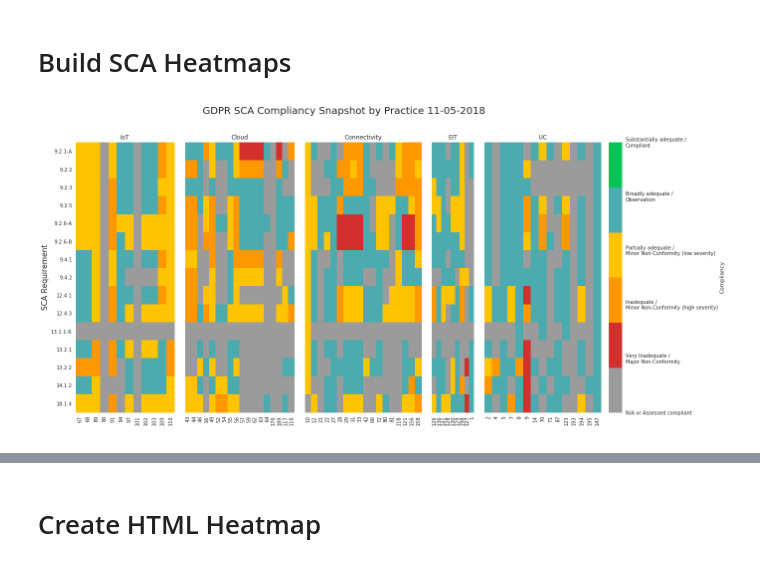
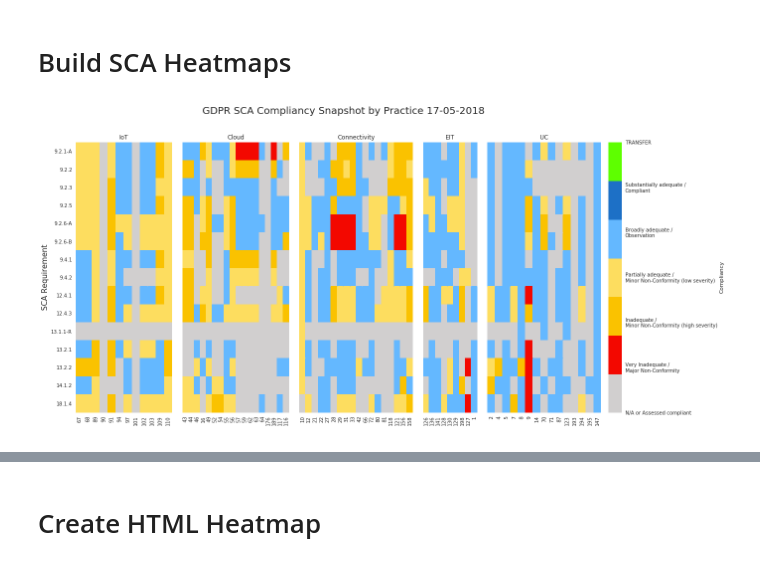
Before and after one commit to billyoconnor/DRC-GDPR, a Jupyter notebook: Compliancy-Heatmap.ipynb, the cells around one changed output, grey strips where cells are left out. Drawn from its saved outputs; the diff is of its cells as text; code cells hidden in the pictures.

```diff
--- a/Compliancy-Heatmap.ipynb
+++ b/Compliancy-Heatmap.ipynb
@@ -344,7 +369,7 @@ PRACTICE = 'ALL'
 
 iot_set = set([67,68,89,90,91,94,97,101,102,103,109,110])
 cloud_set = set([43,44,46,16,49,52,54,55,56,57,59,62,63,64,176,189,117,116])
-connectivity_set = set([10,12,21,22,24,27,28,29,31,33,42,66,72,80,81,118,121,156,158])
+connectivity_set = set([10,12,21,22,27,28,29,31,33,42,66,72,80,81,118,121,156,158])
 eit_set = set([126,136,141,128,130,129,198,127,1])
 uc_set = set([2,4,5,7,8,9,14,70,71,87,123,193,194,195,147])
 
@@ -720,6 +756,7 @@ for p in COLS:
 
             if forcast_value < forcast_heatmap.loc[pca][p]:
                 forcast_heatmap.loc[pca][p] = forcast_value
+                pca_rolled_up_heatmap_forecast.loc[roll_up_converter.get(pca)][p] = forcast_value
 
             #update the baseline
             if ((compliance_value < PCA_COMPLIANCE.get(pca_baseline.loc[roll_up_converter.get(pca)][p])) and
@@ -1576,6 +1610,22 @@ y = [iot_gap, cloud_gap, connectivity_gap, eit_gap, uc_gap]
 
 sns.barplot(x=x, y=y, saturation=1, palette='Set3')
 
+# add values on top of bars
+font = {'family': 'sans serif',
+        'color':  'black',
+        'weight': 'bold',
+        'size': 12,
+        }
+
+i=0
+for p in ax.patches:
+    height = p.get_height()
+    ax.text(p.get_x()+p.get_width()/2.,
+            height + 3,
+            '{0}'.format(int(y[i])),
+            ha="center", fontdict=font)
+    i = i+1
+
 ax.set_ylabel("Gap Count")
 #ax.set_xlabel(today)
 ax.set_title("Chart to show all PCA gaps per practice: "+today, size=20)
@@ -1952,6 +2020,7 @@ sca_heatmap_df.replace(to_replace='2 - Inadequate / Minor Non-Conformity (high s
 sca_heatmap_df.replace(to_replace='3 - Partially adequate / Minor Non-Conformity (low severity)', value=3, inplace=True)
 sca_heatmap_df.replace(to_replace='4 - Broadly adequate / Observation', value=4, inplace=True)
 sca_heatmap_df.replace(to_replace='5 - Substantially adequate / Compliant', value=5, inplace=True)
+sca_heatmap_df.replace(to_replace='TRANSFER', value=6, inplace=True)
 
 sca_heatmap_df.fillna(0, inplace=True)
 
@@ -1990,57 +2059,63 @@ uc_sca_heatmap_df = sca_heatmap_df[uc_cols]
 
 
 f, (ax, ax1, ax2, ax3, ax4) = plt.subplots(ncols=5, sharex=False, sharey=True, figsize=(20, 10),
-                                           gridspec_kw={"width_ratios":[0.68,0.75,0.8,0.29,1]})
+                                           gridspec_kw={"width_ratios":[0.68,0.75,0.8,0.38,1]})
 #f.colorbar
 f.subplots_adjust(hspace=0.1,wspace=0.1)
 #f.subplots_adjust(right=0.5)
 
-#cmap=mcolors.ListedColormap(['#9B9B9B',
-#                             '#06C454',
-#                             '#2E50FB',
-#                             '#FFC300',
-#                             '#C70039'])
-cmap=mcolors.ListedColormap([GREY,
-                             RED,
-                             '#FF9800',
-                             AMBER,
-                             '#4CABAF',
-                             GREEN])
+#SCA Colours
+SCA6_COL = '#5eff00'
+SCA5_COL = '#1d70c6'
+SCA4_COL = '#64b8ff'
+SCA3_COL = '#fddd5f'
+SCA2_COL = '#fac200'
+SCA1_COL = '#f30800'
+SCA0_COL = '#d1cfcf'
+
+cmap=mcolors.ListedColormap([SCA0_COL,
+                             SCA1_COL,
+                             SCA2_COL,
+                             SCA3_COL,
+                             SCA4_COL,
+                             SCA5_COL,
+                             SCA6_COL])
 
 
 title = "GDPR SCA Compliancy Snapshot by Practice "+today
 f.suptitle(title, size=20)
 
 
-zx = sns.heatmap(iot_sca_heatmap_df, ax=ax, square=False, vmin=0, vmax=5, cmap=cmap, cbar=False, yticklabels=True, xticklabels=True)
+zx = sns.heatmap(iot_sca_heatmap_df, ax=ax, square=False, vmin=0, vmax=6, cmap=cmap, cbar=False, yticklabels=True, xticklabels=True)
 
 ax.set_title('IoT')
 ax.set_ylabel('SCA Requirement', size=15)
 
-zx1 = sns.heatmap(cloud_sca_heatmap_df, ax=ax1, square=False, vmin=0, vmax=5, cmap=cmap, cbar=False, xticklabels=True)
+zx1 = sns.heatmap(cloud_sca_heatmap_df, ax=ax1, square=False, vmin=0, vmax=6, cmap=cmap, cbar=False, xticklabels=True)
 ax1.set_title('Cloud')
 
-zx2 = sns.heatmap(connectivity_sca_heatmap_df, ax=ax2, square=False, vmin=0, vmax=5, cmap=cmap, cbar=False, xticklabels=True)
+zx2 = sns.heatmap(connectivity_sca_heatmap_df, ax=ax2, square=False, vmin=0, vmax=6, cmap=cmap, cbar=False, xticklabels=True)
 ax2.set_title('Connectivity')
 
-zx3 = sns.heatmap(eit_sca_heatmap_df, ax=ax3, square=False, vmin=0, vmax=5, cmap=cmap, cbar=False, xticklabels=True)
+zx3 = sns.heatmap(eit_sca_heatmap_df, ax=ax3, square=False, vmin=0, vmax=6, cmap=cmap, cbar=False, xticklabels=True)
 ax3.set_title('EIT')
 
-zx4 = sns.heatmap(uc_sca_heatmap_df, ax=ax4, square=False, vmin=0, vmax=5, cmap=cmap, xticklabels=True, cbar_kws={"orientation": "vertical","label": "Compliancy"})
+zx4 = sns.heatmap(uc_sca_heatmap_df, ax=ax4, square=False, vmin=0, vmax=6, cmap=cmap, xticklabels=True, cbar_kws={"orientation": "vertical","label": "Compliancy"})
 ax4.set_title('UC')
 
 cbar = zx4.collections[0].colorbar
-cbar.set_ticks([0, 1, 2, 3, 4, 5])
+cbar.set_ticks([0, 1, 2, 3, 4, 5, 6])
 cbar.set_ticklabels(['N/A or Assessed compliant',
                      'Very Inadequate / \nMajor Non-Conformity',
                      'Inadequate / \nMinor Non-Conformity (high severity)',
                      'Partially adequate / \nMinor Non-Conformity (low severity)',
                      'Broadly adequate / \nObservation',
-                     'Substantially adequate / \nCompliant'])
+                     'Substantially adequate / \nCompliant',
+                     'TRANSFER'])
 
 f.savefig(OUTPUT_BASE_DIR+"/SCA-Baseline-Per-Practice-Heatmap-"+today+".png", bbox_inches='tight',pad_inches=1)
 # %% [output]
-[figure, old version]
+[figure, new version]
 # %%
 #convert back
 sca_heatmap_df.replace(to_replace=0, value=SCA_COMPLIANCE_INVERSE.get(0), inplace=True)
```
Also changed, not shown: parts of 67 cells of this notebook, 1 other file.
